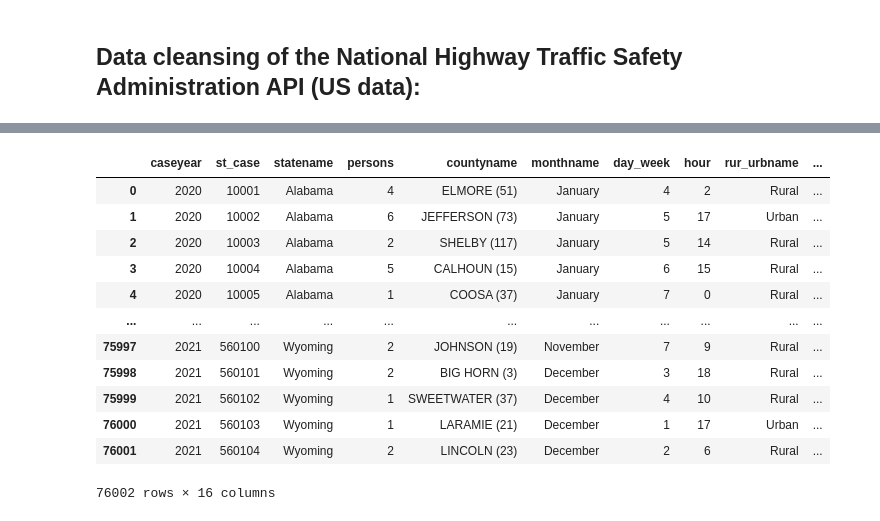
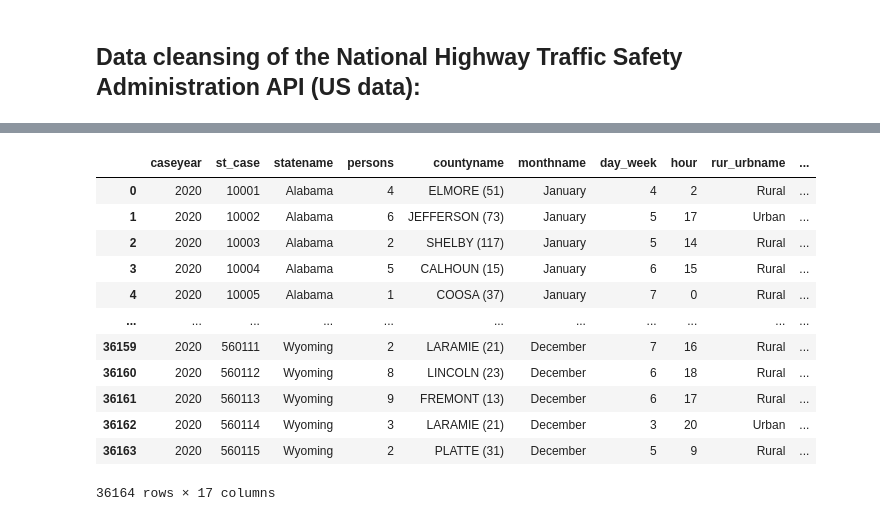
Before and after one commit to lishanisrikaran/project-1, a Jupyter notebook: road_fatalities - clean up process.ipynb, the cells around one changed output, grey strips where cells are left out. Cells and saved outputs as stored; diff of their text form; code cells hidden in the pictures.

```diff
--- a/road_fatalities - clean up process.ipynb
+++ b/road_fatalities - clean up process.ipynb
@@ -229,0 +16,5 @@ Accidents_2020_2021
+# %%
+# Import CSV containing road accident data from the year 2020.
+csv_path = "source_data/Accidents_2020_2020.csv"
+Accidents_2020 = pd.read_csv(csv_path)
+Accidents_2020
@@ -230,19 +35,20 @@ Accidents_2020_2021
 # %%
-Cleaned_df = Accidents_2020_2021[["caseyear", "st_case","statename","persons", "countyname", "monthname",
+# The output DataFrame has lots of redundant columns, the below create a new DataFrames with the columns of focus in this exploration stage.
+Cleaned_df = Accidents_2020[["caseyear", "st_case","statename","persons", "countyname", "monthname",
                                   "day_week", "hour", "rur_urbname", "routename", "latitude", "longitud",
-                                  "lgt_condname", "weathername", "fatals", "drunk_dr"]]
+                                  "harm_evname","lgt_condname", "weathername", "fatals", "drunk_dr"]]
 Cleaned_df
 # %% [output]
 |  | caseyear | st_case | statename | persons | countyname | monthname | day_week | hour | rur_urbname | ... |
 | 0 | 2020 | 10001 | Alabama | 4 | ELMORE (51) | January | 4 | 2 | Rural | ... |
 | 1 | 2020 | 10002 | Alabama | 6 | JEFFERSON (73) | January | 5 | 17 | Urban | ... |
 | 2 | 2020 | 10003 | Alabama | 2 | SHELBY (117) | January | 5 | 14 | Rural | ... |
 | 3 | 2020 | 10004 | Alabama | 5 | CALHOUN (15) | January | 6 | 15 | Rural | ... |
 | 4 | 2020 | 10005 | Alabama | 1 | COOSA (37) | January | 7 | 0 | Rural | ... |
 | ... | ... | ... | ... | ... | ... | ... | ... | ... | ... | ... |
-| 75997 | 2021 | 560100 | Wyoming | 2 | JOHNSON (19) | November | 7 | 9 | Rural | ... |
-| 75998 | 2021 | 560101 | Wyoming | 2 | BIG HORN (3) | December | 3 | 18 | Rural | ... |
-| 75999 | 2021 | 560102 | Wyoming | 1 | SWEETWATER (37) | December | 4 | 10 | Rural | ... |
-| 76000 | 2021 | 560103 | Wyoming | 1 | LARAMIE (21) | December | 1 | 17 | Urban | ... |
-| 76001 | 2021 | 560104 | Wyoming | 2 | LINCOLN (23) | December | 2 | 6 | Rural | ... |
+| 36159 | 2020 | 560111 | Wyoming | 2 | LARAMIE (21) | December | 7 | 16 | Rural | ... |
+| 36160 | 2020 | 560112 | Wyoming | 8 | LINCOLN (23) | December | 6 | 18 | Rural | ... |
+| 36161 | 2020 | 560113 | Wyoming | 9 | FREMONT (13) | December | 6 | 17 | Rural | ... |
+| 36162 | 2020 | 560114 | Wyoming | 3 | LARAMIE (21) | December | 3 | 20 | Urban | ... |
+| 36163 | 2020 | 560115 | Wyoming | 2 | PLATTE (31) | December | 5 | 9 | Rural | ... |
-76002 rows × 16 columns
+36164 rows × 17 columns
```
Also changed, not shown: parts of 29 cells of this notebook, 4 other files.
